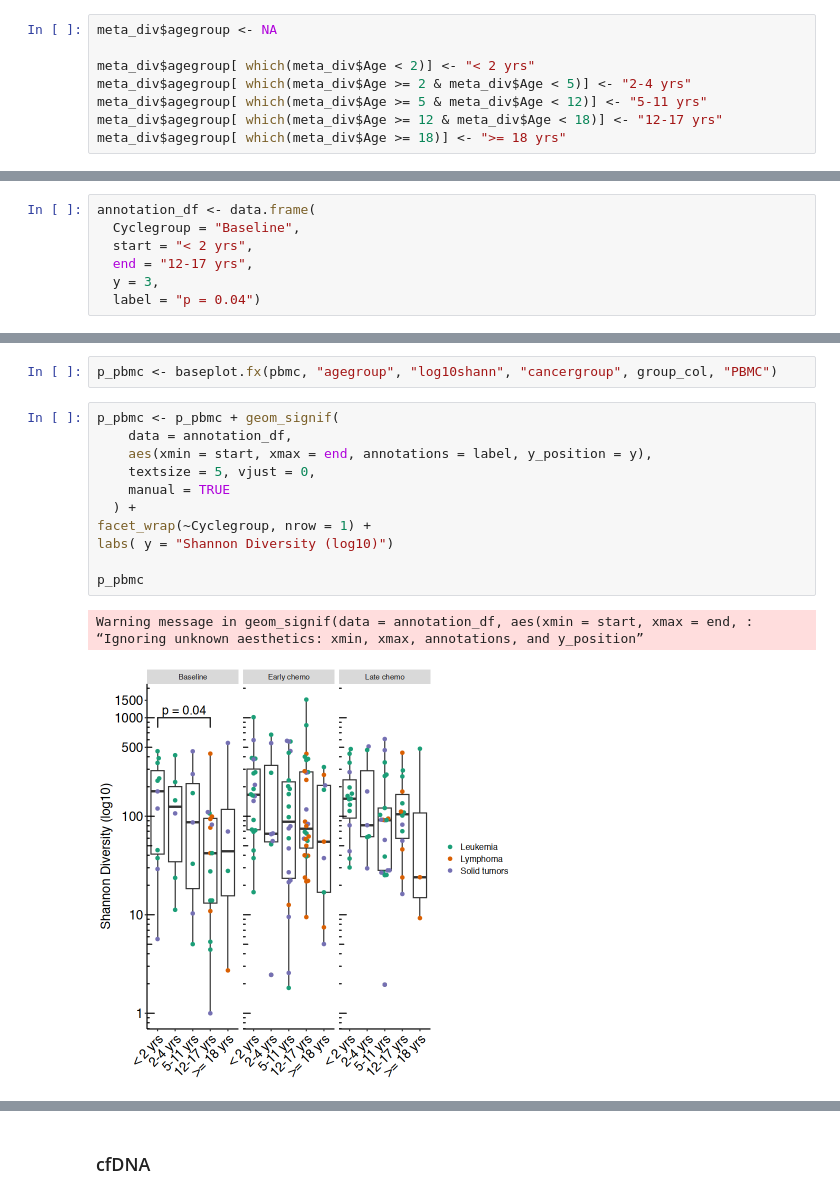
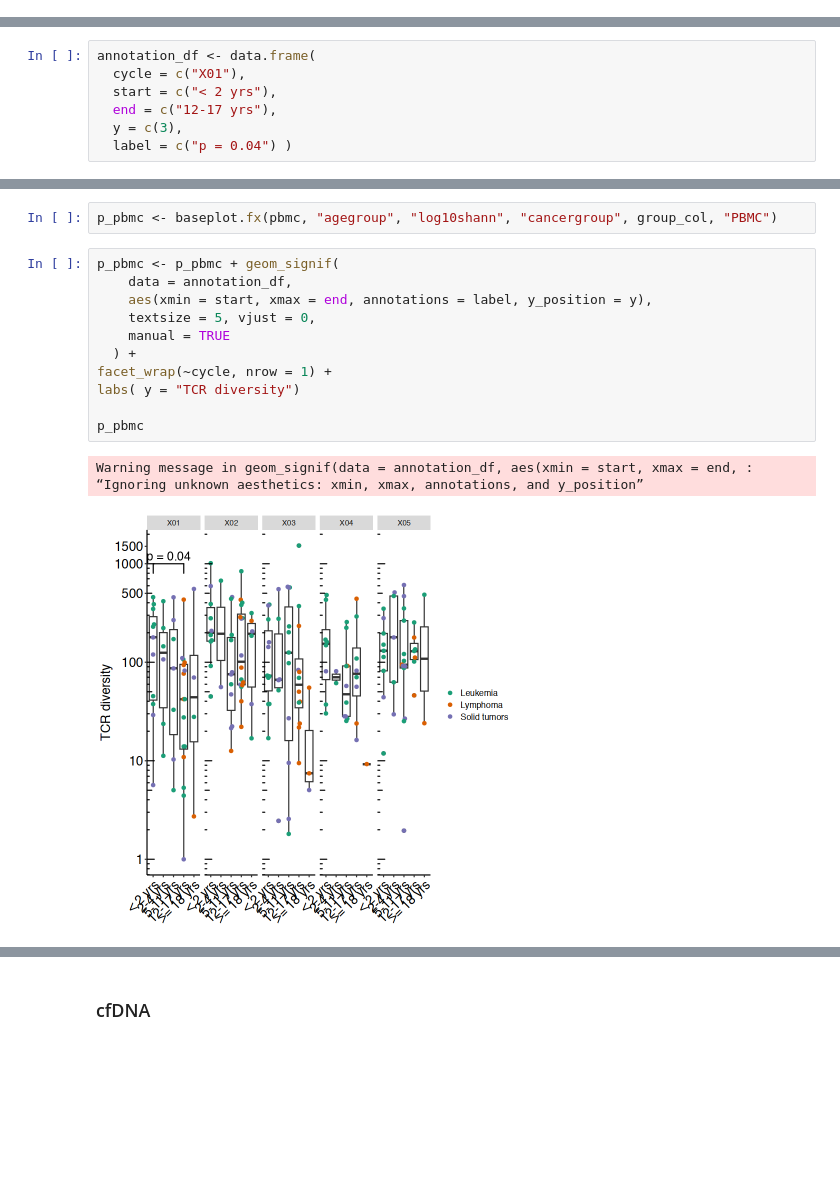
Before and after one commit to pughlab/ped_CapTCRseq, a Jupyter notebook: notebooks/10_cdr3_diversity.ipynb, the cells around one changed output, grey strips where cells are left out. Saved outputs shown, nothing was run; the diff lists cells and outputs as text; blank space fills up the shorter version.

```diff
--- a/notebooks/10_cdr3_diversity.ipynb
+++ b/notebooks/10_cdr3_diversity.ipynb
@@ -53,11 +57,3 @@ meta_div <- meta_div[ meta_div$cancergroup != "Normal", ]
 meta_div <- meta_div[ meta_div$cancergroup != "LFS", ]
 # %%
 meta_div$log10shann <- log10(meta_div$observed_Shannon)
-# %%
-meta_div$agegroup <- NA
-
-meta_div$agegroup[ which(meta_div$Age < 2)] <- "< 2 yrs"
-meta_div$agegroup[ which(meta_div$Age >= 2 & meta_div$Age < 5)] <- "2-4 yrs"
-meta_div$agegroup[ which(meta_div$Age >= 5 & meta_div$Age < 12)] <- "5-11 yrs"
-meta_div$agegroup[ which(meta_div$Age >= 12 & meta_div$Age < 18)] <- "12-17 yrs"
-meta_div$agegroup[ which(meta_div$Age >= 18)] <- ">= 18 yrs"
@@ -278,7 +250,7 @@ cancergroup=Solid tumors -0.2445 0.1472 -1.66 0.1026
 # %%
 annotation_df <- data.frame(
-  Cyclegroup = "Baseline",
-  start = "< 2 yrs",
-  end = "12-17 yrs",
-  y = 3,
-  label = "p = 0.04")
+  cycle = c("X01"),
+  start = c("< 2 yrs"),
+  end = c("12-17 yrs"),
+  y = c(3),
+  label = c("p = 0.04") )
@@ -294,16 +259,16 @@ p_pbmc <- baseplot.fx(pbmc, "agegroup", "log10shann", "cancergroup", group_col,
 # %%
 p_pbmc <- p_pbmc + geom_signif(
     data = annotation_df,
     aes(xmin = start, xmax = end, annotations = label, y_position = y),
     textsize = 5, vjust = 0,
     manual = TRUE
   ) +
-facet_wrap(~Cyclegroup, nrow = 1) +
-labs( y = "Shannon Diversity (log10)")
+facet_wrap(~cycle, nrow = 1) +
+labs( y = "TCR diversity")
 
 p_pbmc
 # %% [output]
 Warning message in geom_signif(data = annotation_df, aes(xmin = start, xmax = end, :
 “Ignoring unknown aesthetics: xmin, xmax, annotations, and y_position”
-[figure, old version]
+[figure, new version]
 # %%
```
Also changed, not shown: parts of 59 cells of this notebook, 11 other files.
